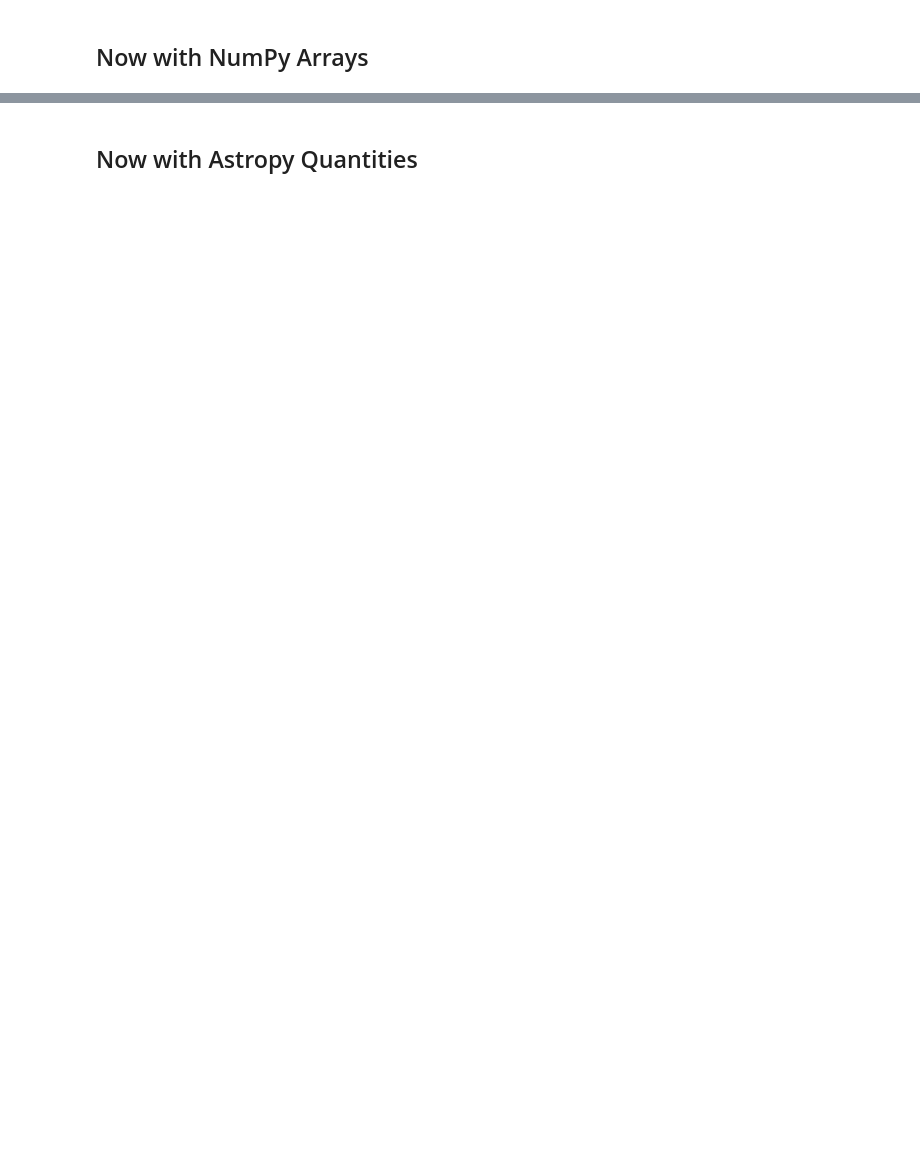
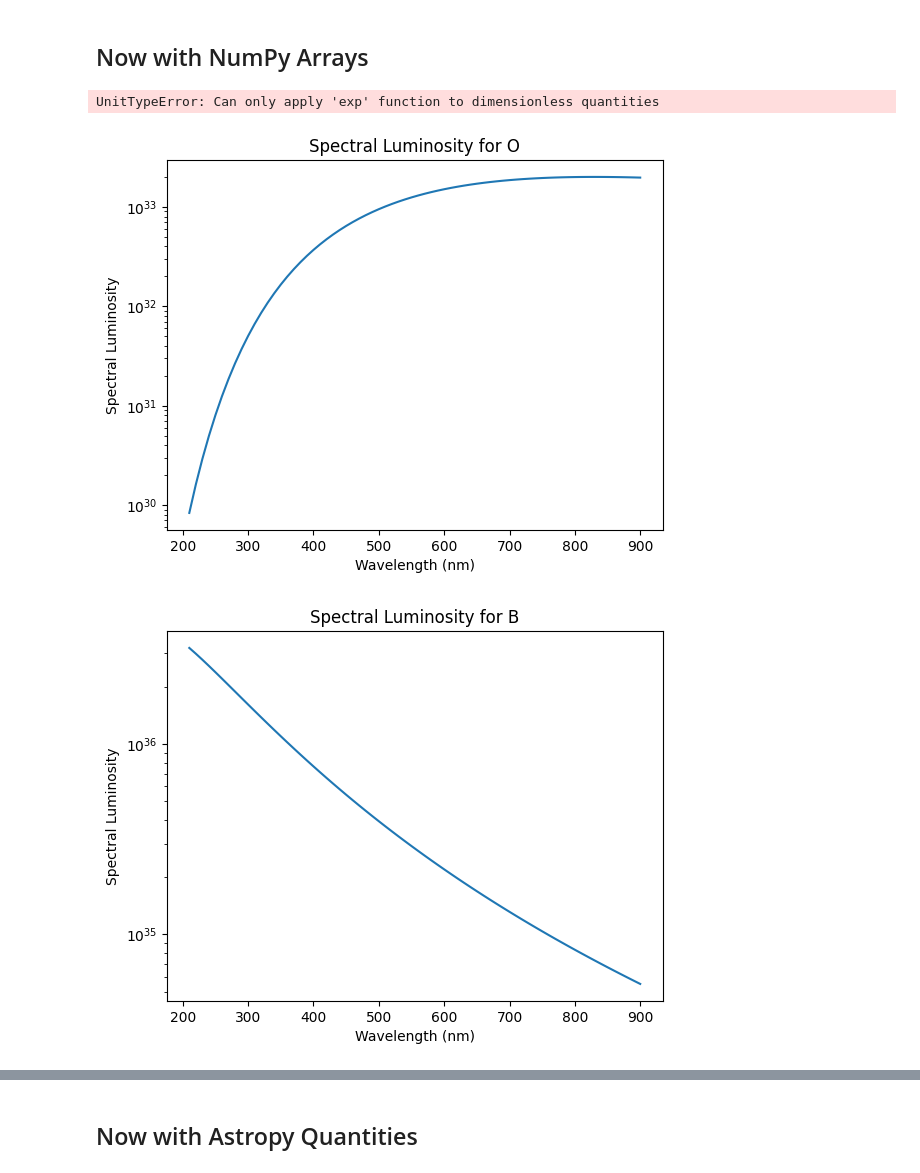
Before and after one commit to ASTR154/scientific-programming, a Jupyter notebook: scientific-programming.ipynb, the cells around one changed output, grey strips where cells are left out. Drawn from its saved outputs; the diff is of its cells as text; code cells hidden in the pictures; blank space fills up the shorter version.

Commit message:
Adding the timeit command suddenly broke my np array and list methods , not sure whats going on with it

```diff
--- a/scientific-programming.ipynb
+++ b/scientific-programming.ipynb
@@ -104,10 +80,29 @@ plt.plot(L[4], wavelengths)
 # %%
 import numpy as np
 # %%
-wavelengths =  # complete with numpy array
-temperatures =  # complete with numpy array
-radii =  # complete with numpy array
+wavelengths = np.arange(900, 200, -10)
+temperatures = np.array([3500, (30000+9700)/2, (9700+7200)/2, (7200+5700)/2, (5700+4900)/2, (4900+3400)/2, (3400+2100)/2])
+radii = np.array([7.0, (6.6+1.8)/2, (1.8+1.4)/2, (1.4+1.1)/2, (1.1+0.9)/2, (0.9+0.7)/2, 0.6])
+wavelengths_m = wavelengths * 1e-9
 # %%
-# do the calculation
+L_np = np.zeros((7, len(wavelengths_m)))
+for i in range(7):
+    rad = radii[i]
+    temp = temperatures[i]
+    lambd = wavelengths_m
+    exponent = (H_PLANCK * C_LIGHT) / (lambd * K_BOLTZMANN * temp)
+    L_np[i] = (8 * np.pi**2 * (rad * R_SUN)**2 * H_PLANCK * C_LIGHT**2 / lambd**5) / (np.exp(exponent) - 1)
+# %% [output]
+UnitTypeError: Can only apply 'exp' function to dimensionless quantities
 # %%
-# plot the results
+for j in range(7):
+    name = names[j]
+    plt.plot(wavelengths, L_np[j])
+    plt.yscale('log')
+    plt.xlabel('Wavelength (nm)')
+    plt.ylabel('Spectral Luminosity')
+    plt.title(f"Spectral Luminosity for {name}")
+    plt.show()
+# %% [output]
+[figure, added]
+[figure, added]
```
Also changed, not shown: parts of 14 cells of this notebook.
